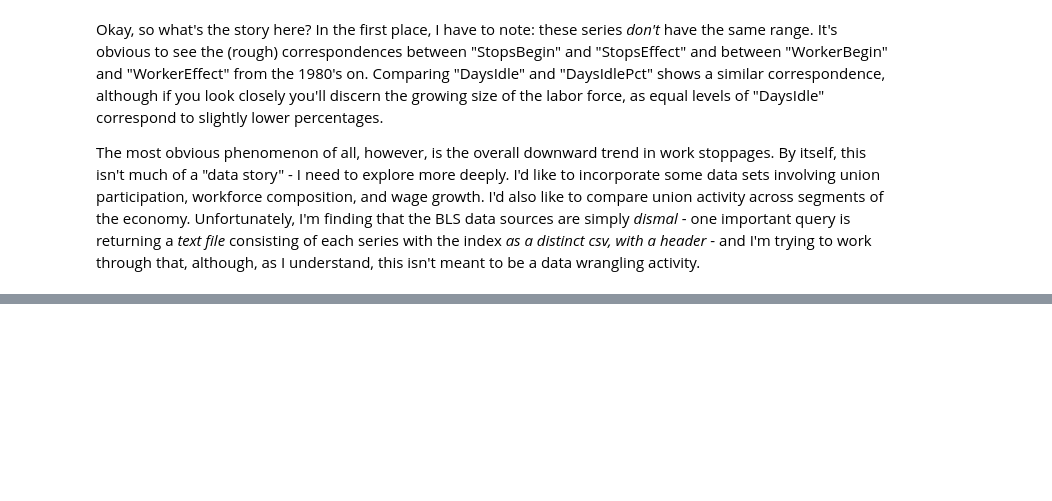
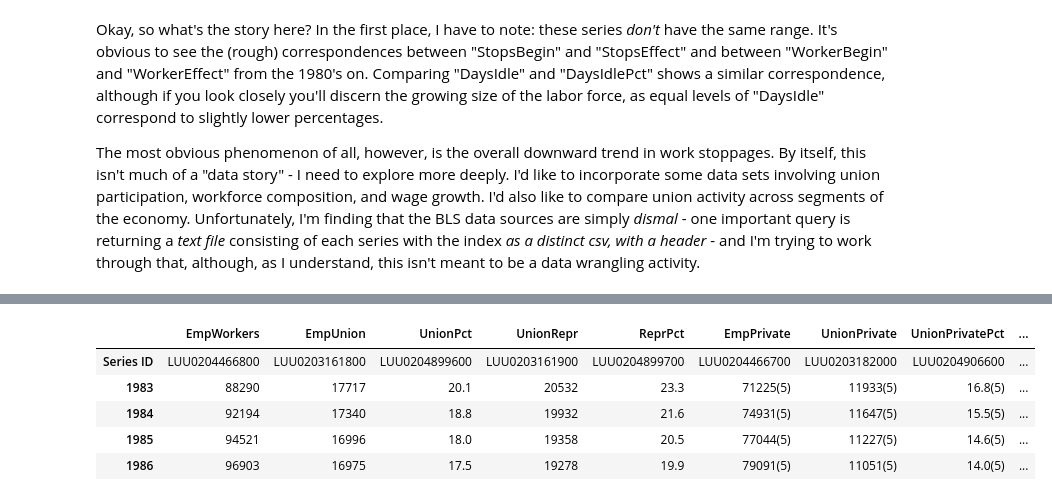
Before and after one commit to skizlik/labor-study, a Jupyter notebook: data story 1 - labor stoppages.ipynb, the cells around one changed output, grey strips where cells are left out. Drawn from its saved outputs; the diff is of its cells as text; code cells hidden in the pictures; blank space fills up the shorter version.

```diff
--- a/data story 1 - labor stoppages.ipynb
+++ b/data story 1 - labor stoppages.ipynb
@@ -143,0 +193,15 @@ The most obvious phenomenon of all, however, is the overall downward trend in wo
+# %%
+new_columns = ["EmpWorkers", "EmpUnion", "UnionPct", "UnionRepr", "ReprPct", "EmpPrivate", "UnionPrivate",
+               "UnionPrivatePct", "PrivateRepr", "PrivateReprPct", "EmpPublic", "UnionPublic", "UnionPublicPct",
+              "PublicRepr", "PublicReprPct"]
+# %%
+union.columns = new_columns
+# %%
+union.head()
+# %% [output]
+|  | EmpWorkers | EmpUnion | UnionPct | UnionRepr | ReprPct | EmpPrivate | UnionPrivate | UnionPrivatePct | ... |
+| Series ID | LUU0204466800 | LUU0203161800 | LUU0204899600 | LUU0203161900 | LUU0204899700 | LUU0204466700 | LUU0203182000 | LUU0204906600 | ... |
+| 1983 | 88290 | 17717 | 20.1 | 20532 | 23.3 | 71225(5) | 11933(5) | 16.8(5) | ... |
+| 1984 | 92194 | 17340 | 18.8 | 19932 | 21.6 | 74931(5) | 11647(5) | 15.5(5) | ... |
+| 1985 | 94521 | 16996 | 18.0 | 19358 | 20.5 | 77044(5) | 11227(5) | 14.6(5) | ... |
+| 1986 | 96903 | 16975 | 17.5 | 19278 | 19.9 | 79091(5) | 11051(5) | 14.0(5) | ... |
```
Also changed, not shown: parts of 13 cells of this notebook.
